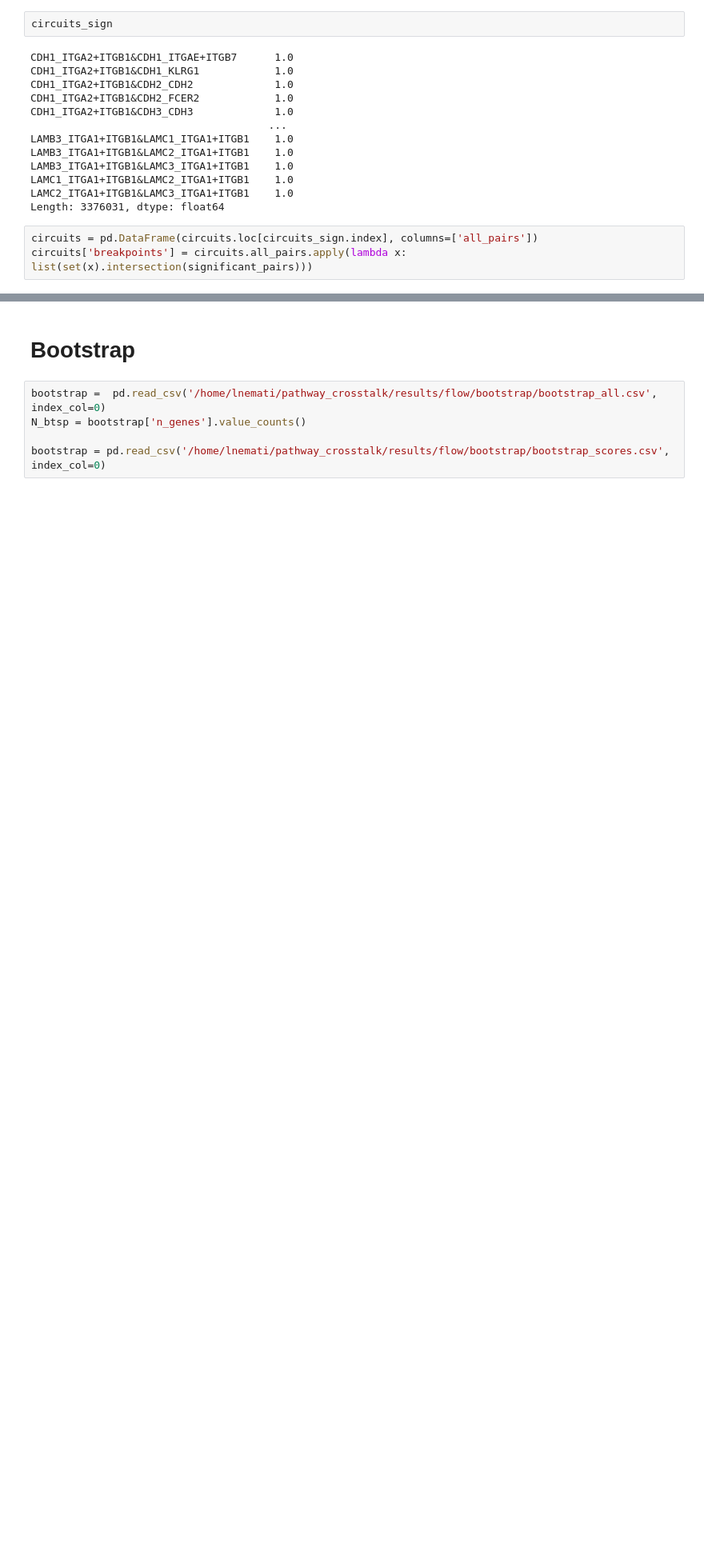
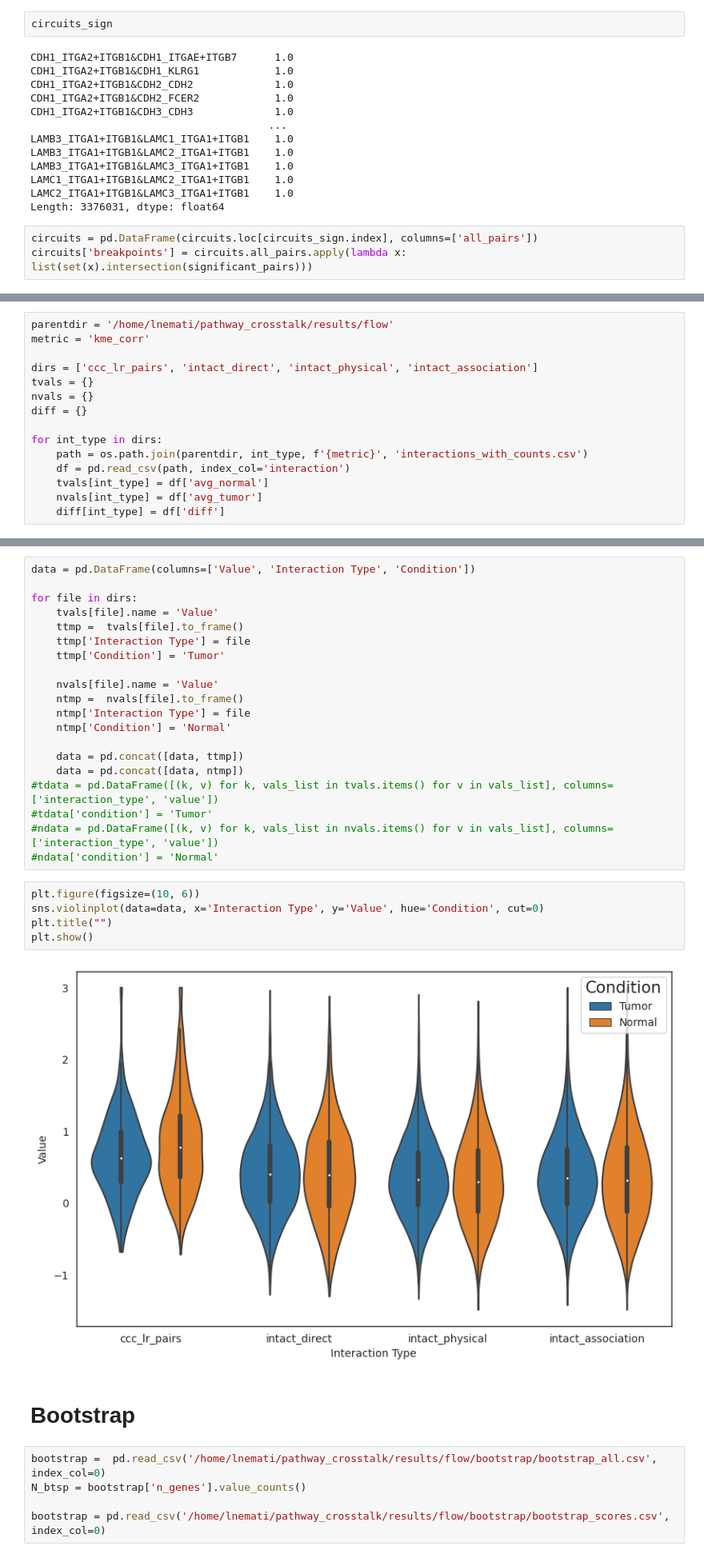
Before and after one commit to lorenzoamir/cci_circuits_paper_2025, a Jupyter notebook: code/notebook.ipynb, the cells around one changed output, grey strips where cells are left out. Shown at 80% size. Saved outputs shown, nothing was run; the diff lists cells and outputs as text; blank space fills up the shorter version.

Commit message:
add intact non direct, start simplifying flow

```diff
--- a/code/notebook.ipynb
+++ b/code/notebook.ipynb
@@ -625,0 +512,15 @@ Step 2: testing interactions
+# %%
+parentdir = '/home/lnemati/pathway_crosstalk/results/flow'
+metric = 'kme_corr'
+
+dirs = ['ccc_lr_pairs', 'intact_direct', 'intact_physical', 'intact_association']
+tvals = {}
+nvals = {}
+diff = {}
+
+for int_type in dirs:
+    path = os.path.join(parentdir, int_type, f'{metric}', 'interactions_with_counts.csv')
+    df = pd.read_csv(path, index_col='interaction')
+    tvals[int_type] = df['avg_normal']
+    nvals[int_type] = df['avg_tumor']
+    diff[int_type] = df['diff']
@@ -626,3 +557,30 @@ Step 2: testing interactions
+# %%
+data = pd.DataFrame(columns=['Value', 'Interaction Type', 'Condition'])
+
+for file in dirs:
+    tvals[file].name = 'Value'
+    ttmp =  tvals[file].to_frame()
+    ttmp['Interaction Type'] = file
+    ttmp['Condition'] = 'Tumor'
+
+    nvals[file].name = 'Value'
+    ntmp =  nvals[file].to_frame()
+    ntmp['Interaction Type'] = file
+    ntmp['Condition'] = 'Normal'
+
+    data = pd.concat([data, ttmp])
+    data = pd.concat([data, ntmp])
+#tdata = pd.DataFrame([(k, v) for k, vals_list in tvals.items() for v in vals_list], columns=['interaction_type', 'value'])
+#tdata['condition'] = 'Tumor'
+#ndata = pd.DataFrame([(k, v) for k, vals_list in nvals.items() for v in vals_list], columns=['interaction_type', 'value'])
+#ndata['condition'] = 'Normal'
+# %%
+plt.figure(figsize=(10, 6))
+sns.violinplot(data=data, x='Interaction Type', y='Value', hue='Condition', cut=0)
+plt.title("")
+plt.show()
+# %% [output]
+[figure, added]
 # %% [markdown]
 # Bootstrap
 # %%
```
Also changed, not shown: parts of 65 cells of this notebook, 2 other files.
